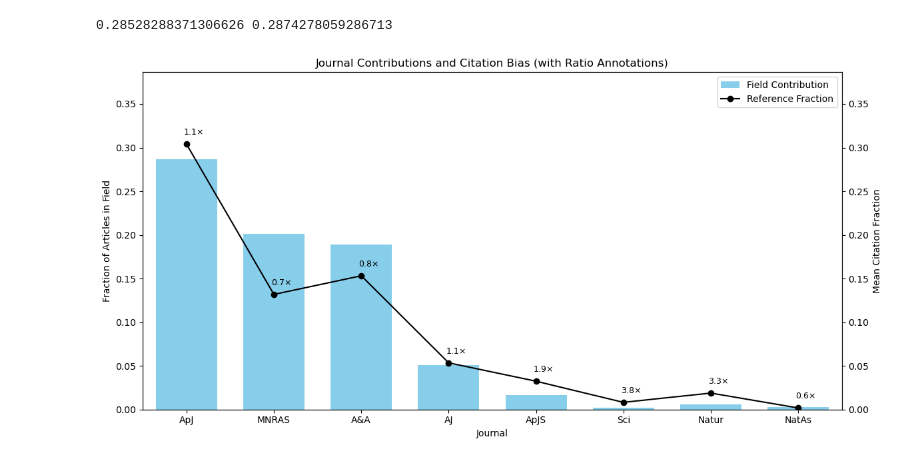
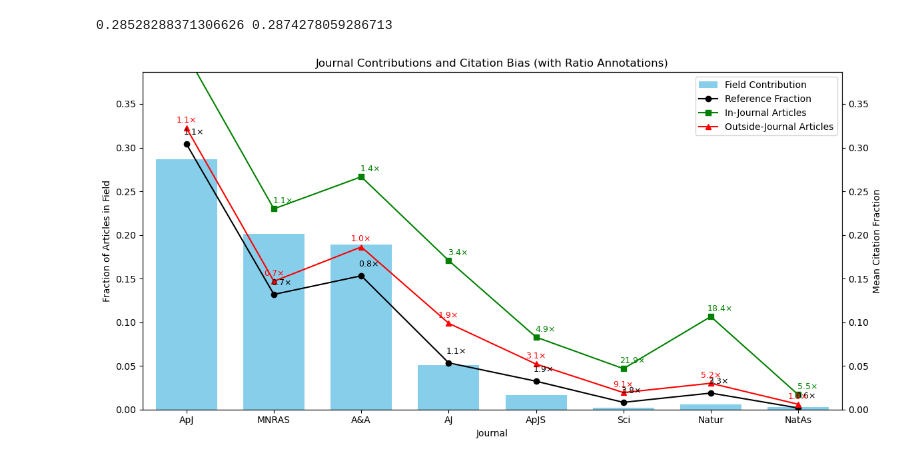
Before and after one commit to vadibekyan/ads_stats, a Jupyter notebook: ads_data_references_github.ipynb, the cells around one changed output. Saved outputs shown, nothing was run; the diff lists cells and outputs as text; code cells hidden in the pictures.

```diff
--- a/ads_data_references_github.ipynb
+++ b/ads_data_references_github.ipynb
@@ -411,37 +412,37 @@ def plot_journal_contributions_and_bias(comparison_df, years = '5_years'):
         #ax1.annotate(f"{height:.3f}", xy=(bar.get_x() + bar.get_width() / 3, height),
         #             xytext=(0, 3), textcoords="offset points", ha='center', va='bottom', fontsize=9)
 
     # Twin axis for citation lines
     ax2 = ax1.twinx()
     ax2.set_ylim(ax1.get_ylim())
 
     x_ticks = range(len(comparison_df))
 
     line1 = ax2.plot(x_ticks, comparison_df["mean_f_all_articles"], marker='o', color='black', label='Reference Fraction')
-    #line2 = ax2.plot(x_ticks, comparison_df["mean_f_in_journal_author"], marker='s', color='green', label='In-Journal Articles')
-    #line3 = ax2.plot(x_ticks, comparison_df["mean_f_outside_journal_author"], marker='^', color='red', label='Outside-Journal Articles')
+    line2 = ax2.plot(x_ticks, comparison_df["mean_f_in_journal_author"], marker='s', color='green', label='In-Journal Articles')
+    line3 = ax2.plot(x_ticks, comparison_df["mean_f_outside_journal_author"], marker='^', color='red', label='Outside-Journal Articles')
     ax2.set_ylabel('Mean Citation Fraction')
 
     # Annotate ratios
     for i, x in enumerate(x_ticks):
         ax2.annotate(f"{ratios_all[i]:.1f}×", xy=(x, comparison_df["mean_f_all_articles"].iloc[i]),
                      xytext=(8, 10), textcoords="offset points", ha='center', color='black', fontsize=9)
-        #ax2.annotate(f"{ratios_in[i]:.1f}×", xy=(x, comparison_df["mean_f_in_journal_author"].iloc[i]),
-        #             xytext=(10, 6), textcoords="offset points", ha='center', color='green', fontsize=9)
-        #ax2.annotate(f"{ratios_out[i]:.1f}×", xy=(x, comparison_df["mean_f_outside_journal_author"].iloc[i]),
-        #             xytext=(0, 6), textcoords="offset points", ha='center', color='red', fontsize=9)
+        ax2.annotate(f"{ratios_in[i]:.1f}×", xy=(x, comparison_df["mean_f_in_journal_author"].iloc[i]),
+                     xytext=(10, 6), textcoords="offset points", ha='center', color='green', fontsize=9)
+        ax2.annotate(f"{ratios_out[i]:.1f}×", xy=(x, comparison_df["mean_f_outside_journal_author"].iloc[i]),
+                     xytext=(0, 6), textcoords="offset points", ha='center', color='red', fontsize=9)
 
     # Combine legends
     lines, labels = ax1.get_legend_handles_labels()
     lines2, labels2 = ax2.get_legend_handles_labels()
     ax1.legend(lines + lines2, labels + labels2, loc='upper right')
 
     plt.tight_layout()
     plt.savefig(f"figures/journal_contributions_bias_{years}.png", dpi=300, bbox_inches='tight')  # or .pdf
     plt.show()
 
 
 # Example usage:
 plot_journal_contributions_and_bias(comparison_df_all, years = 'all')
 # %% [output]
-[figure, old version]
+[figure, new version]
```
Also changed, not shown: parts of 3 cells of this notebook, 13 other files.
